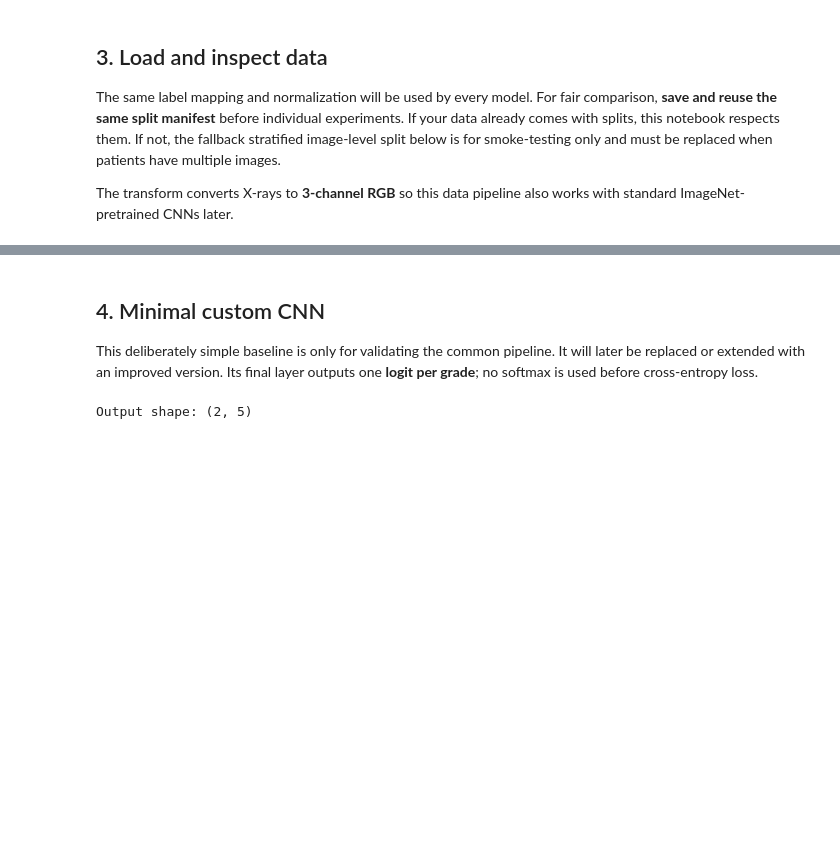
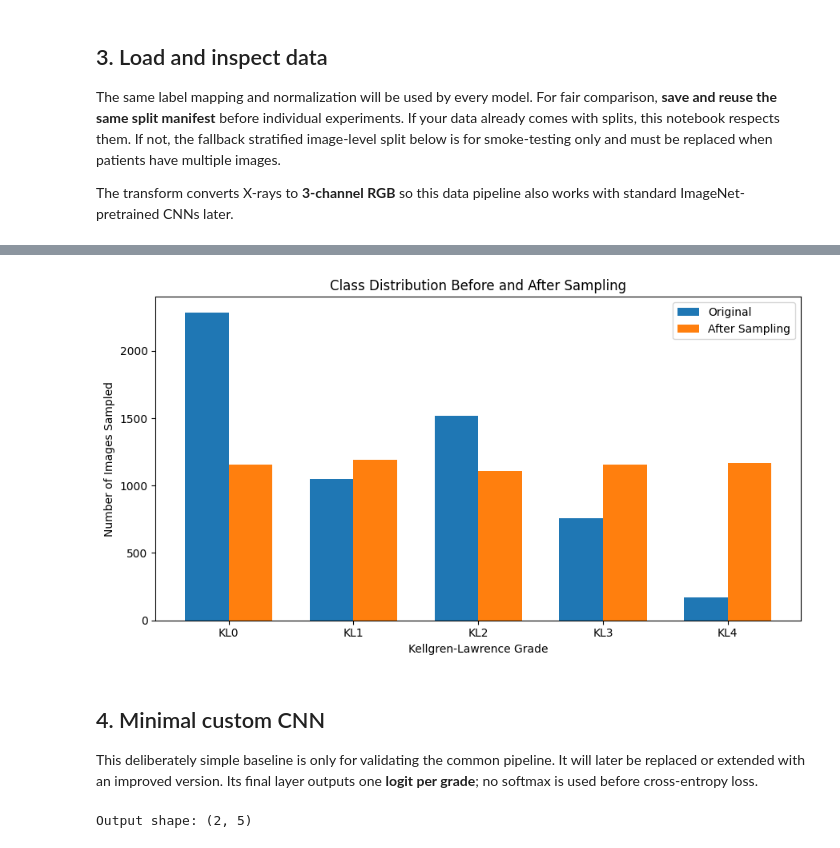
Before and after one commit to michael-duer/medical-image-classification, a Jupyter notebook: notebooks/00_shared_pipeline_metrics_test.ipynb, the cells around one changed output, grey strips where cells are left out. Saved outputs shown, nothing was run; the diff lists cells and outputs as text; code cells hidden in the pictures; blank space fills up the shorter version.

```diff
--- a/notebooks/00_shared_pipeline_metrics_test.ipynb
+++ b/notebooks/00_shared_pipeline_metrics_test.ipynb
@@ -104,7 +127,7 @@ GPU: Tesla T4
 #OUTPUT_DIR = Path('/content/drive/MyDrive/Knee_OA_Project/checkpoints')
 
 # For testing the pipeline locally on a small subset use:
-DATA_DIR = Path('/content/knee_oa_test.zip')
+DATA_DIR = Path('/content/medical-image-classification/data')
 OUTPUT_DIR = Path('/content/medical-image-classification/output')
 
 # Input layout:
@@ -243,0 +343,17 @@ One batch: (16, 3, 224, 224) Labels: [4, 4, 4, 4, 1, 3, 2, 4]
+# %%
+
+from collections import Counter
+
+original_labels = [
+    label for path, label in split_samples["train"]
+]
+
+sampled_labels = []
+for _, labels in loaders["train"]:
+    sampled_labels.extend(labels.tolist())
+
+print("Original distribution:")
+print(Counter(original_labels))
+
+print("\nSampled distribution (one epoch):")
+print(Counter(sampled_labels))
@@ -263,0 +391,60 @@ val    10  10  10  10  10
+# %%
+
+import numpy as np
+import matplotlib.pyplot as plt
+from collections import Counter
+
+# Original training distribution
+original_labels = [
+    label for path, label in split_samples["train"]
+]
+
+original_counts = Counter(original_labels)
+
+# Distribution after weighted sampling (one epoch)
+sampled_labels = []
+
+for _, labels in loaders["train"]:
+    sampled_labels.extend(labels.numpy().tolist())
+
+sampled_counts = Counter(sampled_labels)
+
+# Display comparison
+print("KL Grade | Original | After Sampling")
+print("-------------------------------------")
+
+for grade in range(5):
+    print(
+        f"KL{grade}      | "
+        f"{original_counts[grade]:5d}    | "
+        f"{sampled_counts[grade]:5d}"
+    )
+
+# Plot
+grades = np.arange(5)
+width = 0.35
+
+plt.figure(figsize=(9, 5))
+
+plt.bar(
+    grades - width/2,
+    [original_counts[i] for i in grades],
+    width,
+    label="Original"
+)
+
+plt.bar(
+    grades + width/2,
+    [sampled_counts[i] for i in grades],
+    width,
+    label="After Sampling"
+)
+
+plt.xticks(grades, [f"KL{i}" for i in grades])
+plt.xlabel("Kellgren-Lawrence Grade")
+plt.ylabel("Number of Images Sampled")
+plt.title("Class Distribution Before and After Sampling")
+plt.legend()
+plt.tight_layout()
+plt.show()
+# %% [output]
@@ -264,3 +458,4 @@ val    10  10  10  10  10
+[figure, added]
 # %% [markdown]
 ## 4. Minimal custom CNN
 
```
Also changed, not shown: parts of 23 cells of this notebook, 1 other file.
